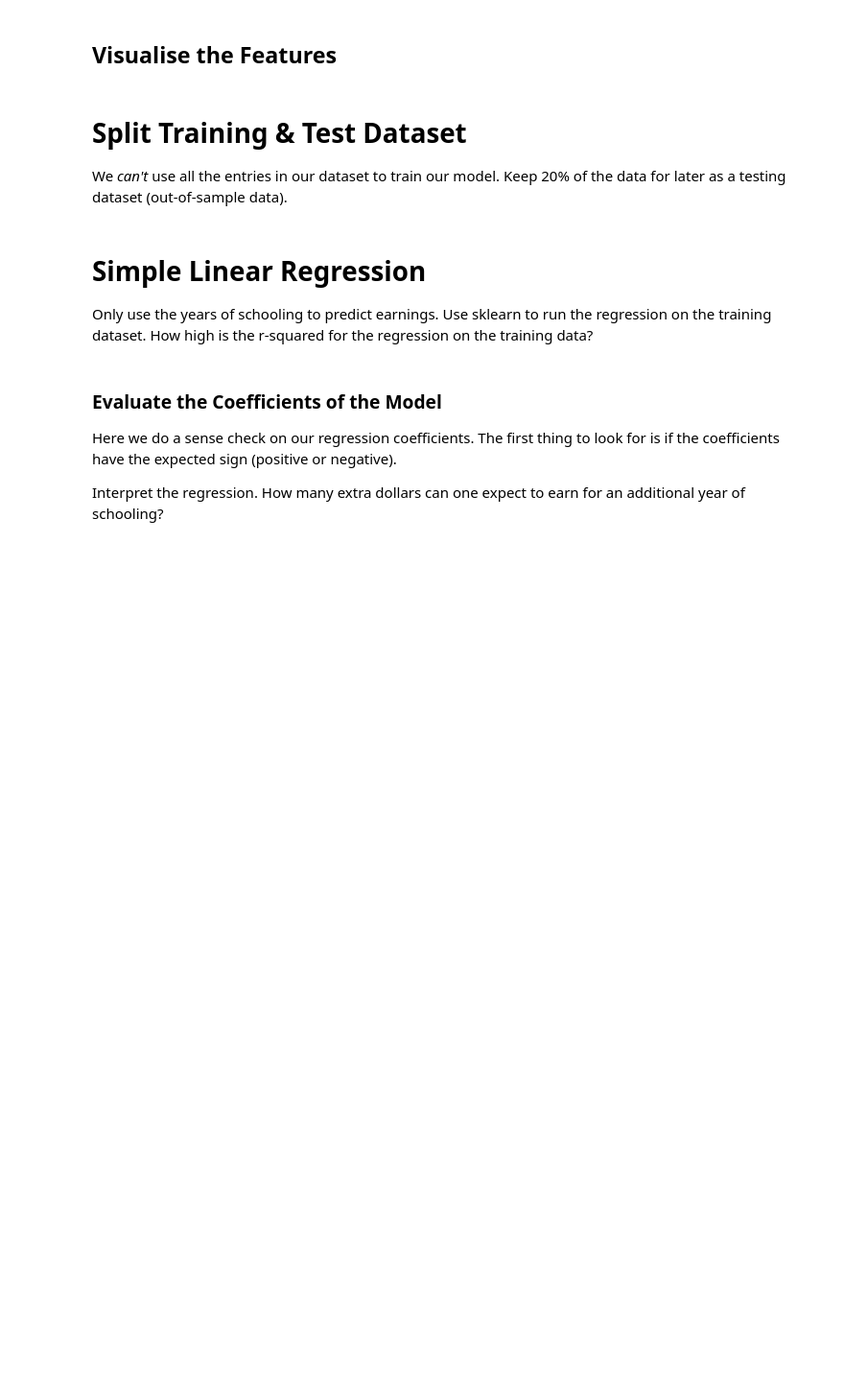
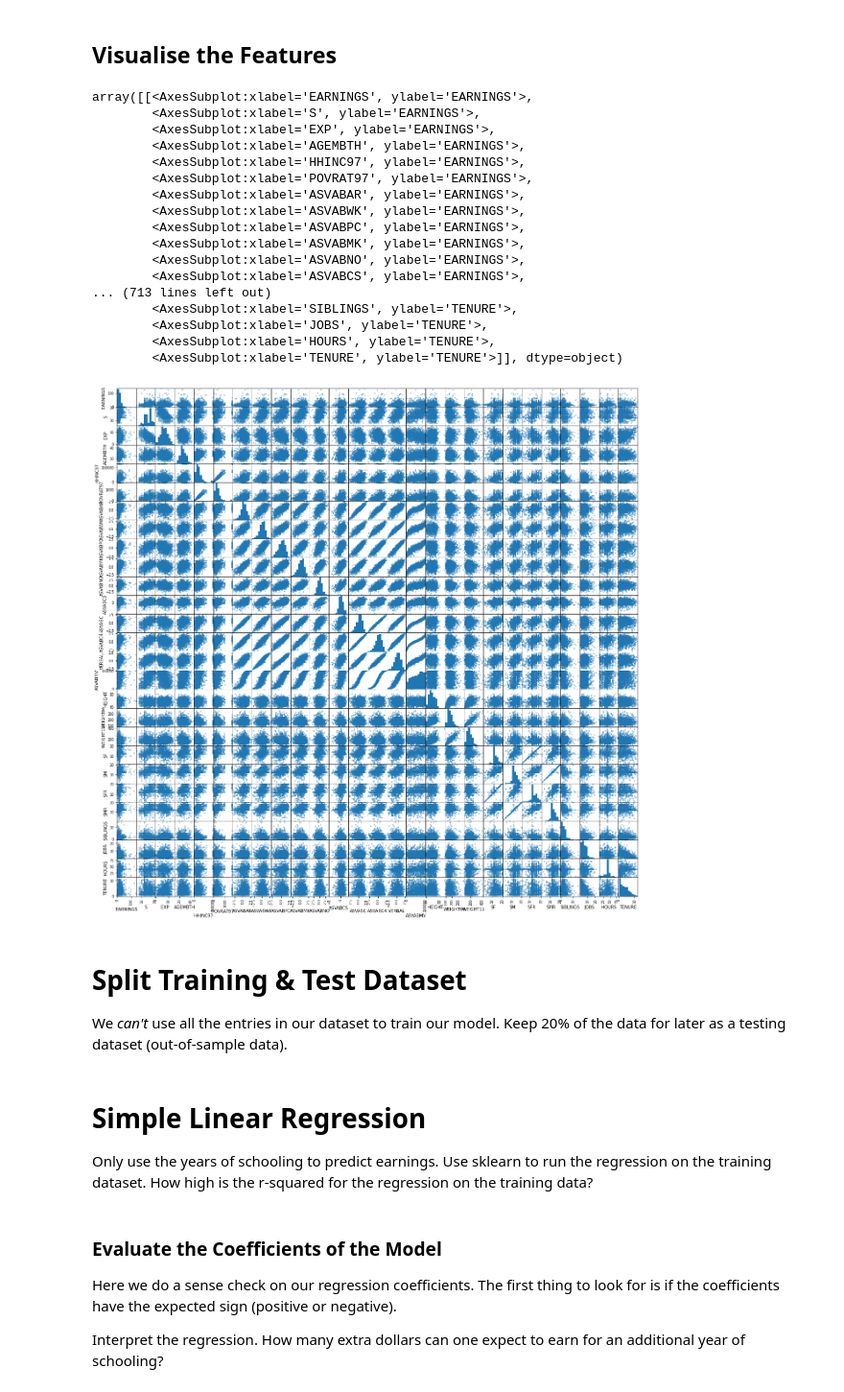
Before and after one commit to tomweinandy/100DaysOfCode, a Jupyter notebook: Projects/Day100/Determinants_of_Earnings.ipynb, the cells around one changed output. Shown at 96% size. Cells and saved outputs as stored; diff of their text form; code cells hidden in the pictures; blank space fills up the shorter version.

Commit message:
Describe and visualize data

```diff
--- a/Projects/Day100/Determinants_of_Earnings.ipynb
+++ b/Projects/Day100/Determinants_of_Earnings.ipynb
@@ -94,3 +94,6 @@ Duplicates: 513
 ## Data Cleaning - Check for Missing Values and Duplicates
 
 Find and remove any duplicate rows.
+# %%
+df = df_data.drop_duplicates()
+print('Duplicates:', df.duplicated().sum())
@@ -99,5 +133,30 @@ Find and remove any duplicate rows.
 # %% [markdown]
 ## Visualise the Features
+# %%
+# Identify columns that are more or less continuous
+continuish_cols = ['EARNINGS', 'S', 'EXP', 'AGEMBTH', 'HHINC97', 'POVRAT97', 'ASVABAR', 'ASVABWK', 'ASVABPC', 'ASVABMK', 'ASVABNO', 'ASVABCS',
+       'ASVABC', 'ASVABC4', 'VERBAL', 'ASVABMV', 'HEIGHT', 'WEIGHT04', 'WEIGHT11', 'SF', 'SM', 'SFR', 'SMR', 'SIBLINGS', 'JOBS', 'HOURS', 'TENURE']
+
+pd.plotting.scatter_matrix(df[continuish_cols], figsize=(22,22))
+# %% [output]
+array([[<AxesSubplot:xlabel='EARNINGS', ylabel='EARNINGS'>,
+        <AxesSubplot:xlabel='S', ylabel='EARNINGS'>,
+        <AxesSubplot:xlabel='EXP', ylabel='EARNINGS'>,
+        <AxesSubplot:xlabel='AGEMBTH', ylabel='EARNINGS'>,
+        <AxesSubplot:xlabel='HHINC97', ylabel='EARNINGS'>,
+        <AxesSubplot:xlabel='POVRAT97', ylabel='EARNINGS'>,
+        <AxesSubplot:xlabel='ASVABAR', ylabel='EARNINGS'>,
+        <AxesSubplot:xlabel='ASVABWK', ylabel='EARNINGS'>,
+        <AxesSubplot:xlabel='ASVABPC', ylabel='EARNINGS'>,
+        <AxesSubplot:xlabel='ASVABMK', ylabel='EARNINGS'>,
+        <AxesSubplot:xlabel='ASVABNO', ylabel='EARNINGS'>,
+        <AxesSubplot:xlabel='ASVABCS', ylabel='EARNINGS'>,
+... (713 lines left out)
+        <AxesSubplot:xlabel='SIBLINGS', ylabel='TENURE'>,
+        <AxesSubplot:xlabel='JOBS', ylabel='TENURE'>,
+        <AxesSubplot:xlabel='HOURS', ylabel='TENURE'>,
+        <AxesSubplot:xlabel='TENURE', ylabel='TENURE'>]], dtype=object)
+[figure, added]
 # %% [markdown]
 # Split Training & Test Dataset
 
```
Also changed, not shown: parts of 3 cells of this notebook.
